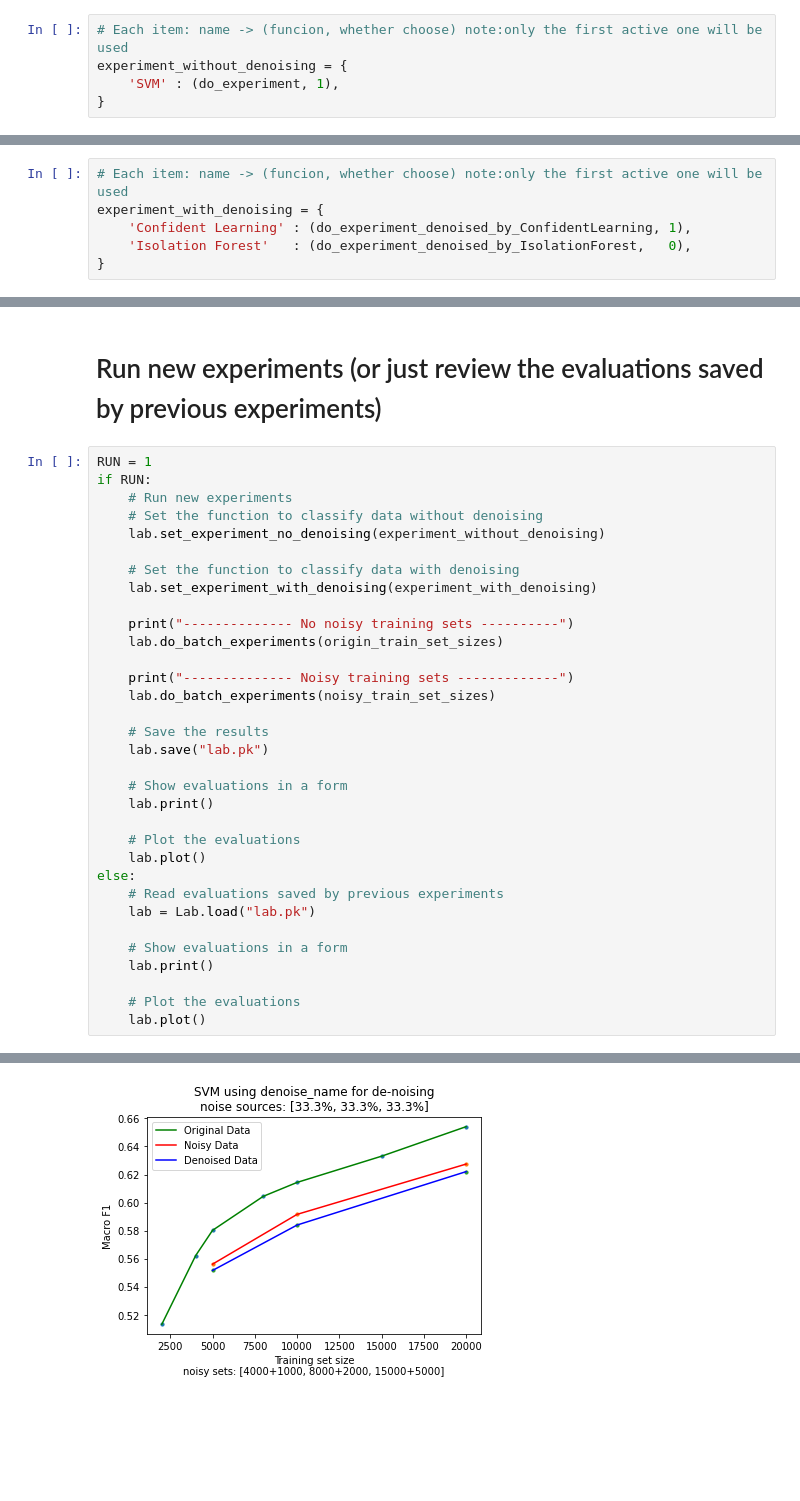
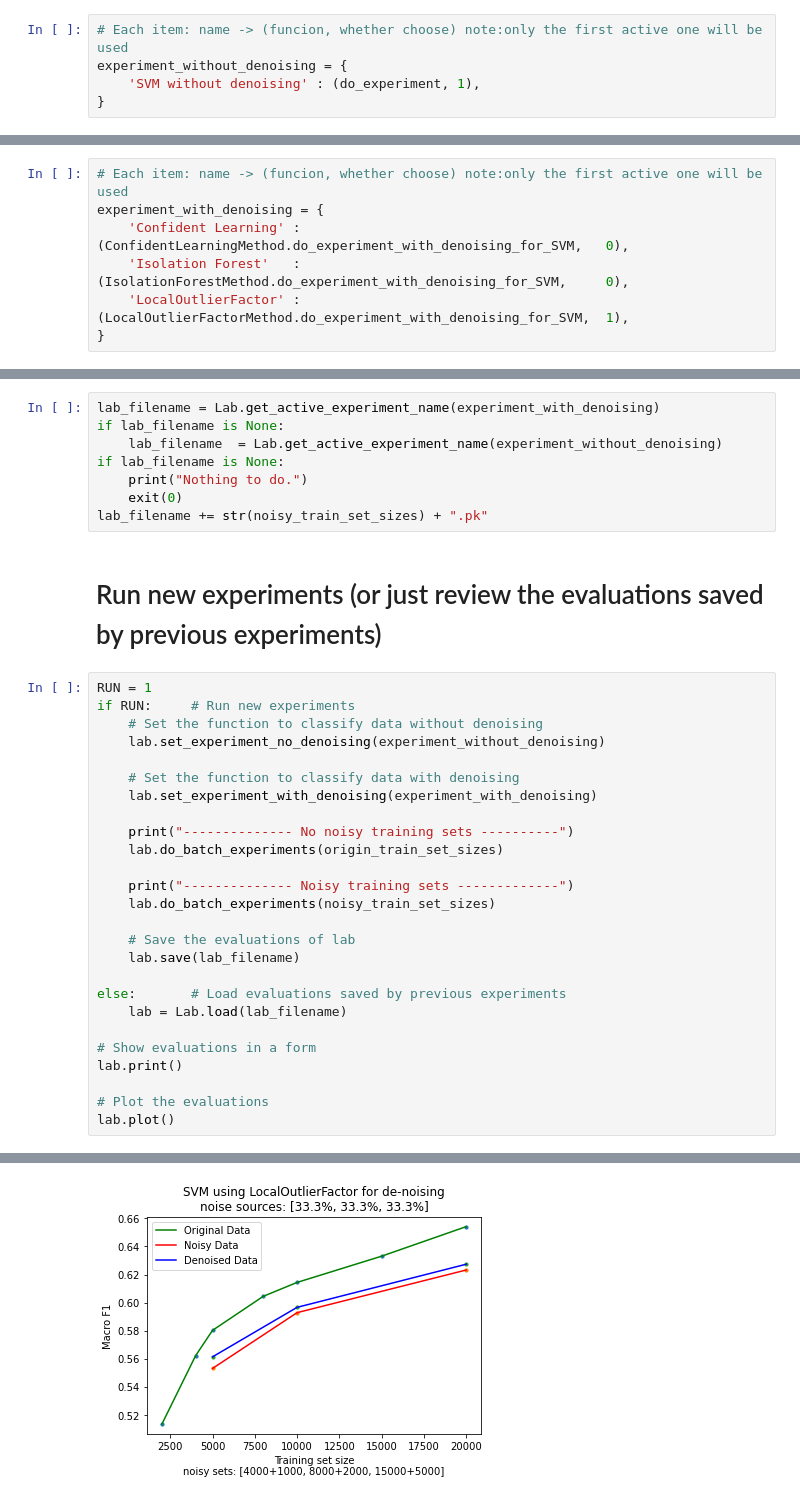
Before and after one commit to pnpdb/CS522-Project, a Jupyter notebook: doSVM.ipynb, the cells around one changed output, grey strips where cells are left out. Cells and saved outputs as stored; diff of their text form; blank space fills up the shorter version.

```diff
--- a/doSVM.ipynb
+++ b/doSVM.ipynb
@@ -162,15 +67,16 @@ noisy_set_sizes = {
 # %%
 # Each item: name -> (funcion, whether choose) note:only the first active one will be used
 experiment_without_denoising = {
-    'SVM' : (do_experiment, 1),
+    'SVM without denoising' : (do_experiment, 1),
 }
 # %% [markdown]
 **Choose a experiment with denoising**
 # %%
 # Each item: name -> (funcion, whether choose) note:only the first active one will be used
 experiment_with_denoising = {
-    'Confident Learning' : (do_experiment_denoised_by_ConfidentLearning, 1),
-    'Isolation Forest'   : (do_experiment_denoised_by_IsolationForest,   0),
+    'Confident Learning' : (ConfidentLearningMethod.do_experiment_with_denoising_for_SVM,   0),
+    'Isolation Forest'   : (IsolationForestMethod.do_experiment_with_denoising_for_SVM,     0),
+    'LocalOutlierFactor' : (LocalOutlierFactorMethod.do_experiment_with_denoising_for_SVM,  1),
 }
 # %% [markdown]
 **The training set of each experiment**
@@ -221,9 +129,16 @@ data_center.print_data(train_df.head(15))
+# %%
+lab_filename = Lab.get_active_experiment_name(experiment_with_denoising)
+if lab_filename is None:
+    lab_filename  = Lab.get_active_experiment_name(experiment_without_denoising)
+if lab_filename is None:
+    print("Nothing to do.")
+    exit(0)
+lab_filename += str(noisy_train_set_sizes) + ".pk"
 # %% [markdown]
 # Run new experiments (or just review the evaluations saved by previous experiments)
 # %%
 RUN = 1
-if RUN:
-    # Run new experiments
+if RUN:     # Run new experiments
     # Set the function to classify data without denoising
     lab.set_experiment_no_denoising(experiment_without_denoising)
 
@@ -236,23 +151,17 @@ if RUN:
     print("-------------- Noisy training sets -------------")
     lab.do_batch_experiments(noisy_train_set_sizes)
 
-    # Save the results
-    lab.save("lab.pk")
+    # Save the evaluations of lab
+    lab.save(lab_filename)
 
-    # Show evaluations in a form
-    lab.print()
+else:       # Load evaluations saved by previous experiments
+    lab = Lab.load(lab_filename)
 
-    # Plot the evaluations
-    lab.plot()
-else:
-    # Read evaluations saved by previous experiments
-    lab = Lab.load("lab.pk")
+# Show evaluations in a form
+lab.print()
 
-    # Show evaluations in a form
-    lab.print()
-
-    # Plot the evaluations
-    lab.plot()
+# Plot the evaluations
+lab.plot()
 # %% [output]
 -------------- No noisy training sets ----------
 * 1> Training set size: 2000 samples
@@ -289 +198 @@ else:
-[figure, old version]
+[figure, new version]
```
Also changed, not shown: parts of 9 cells of this notebook, 7 other files.
